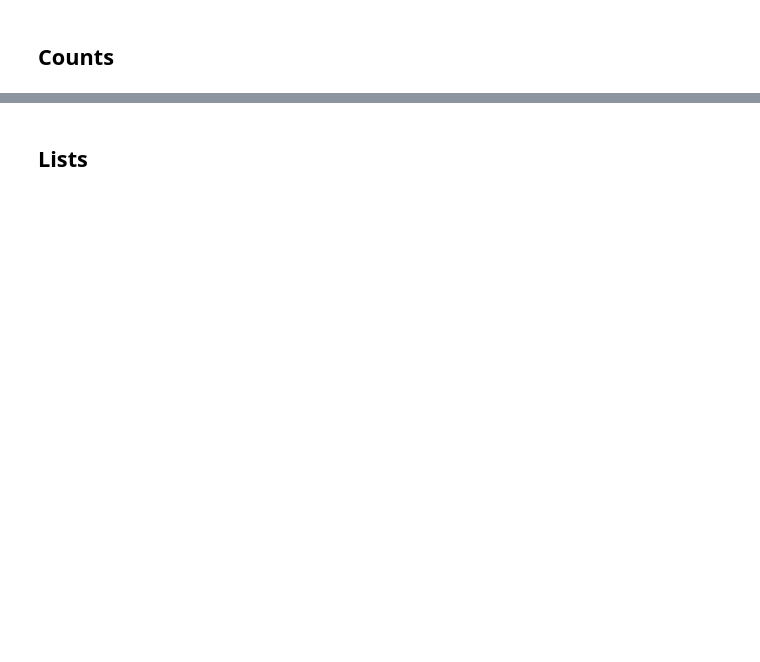
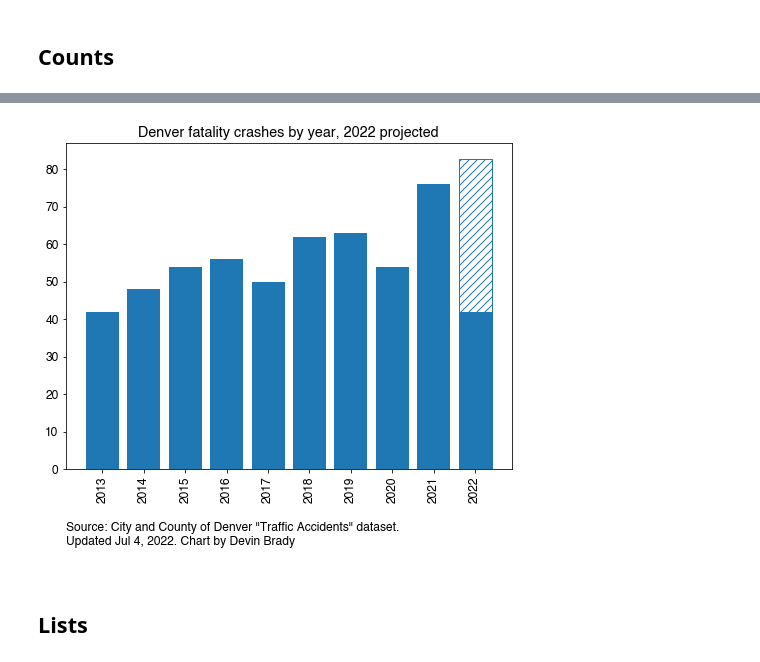
Before and after one commit to devinbrady/denver-street-data, a Jupyter notebook: Fatality_Crashes_by_Year.ipynb, the cells around one changed output, grey strips where cells are left out. Cells and saved outputs as stored; diff of their text form; code cells hidden in the pictures; blank space fills up the shorter version.

```diff
--- a/Fatality_Crashes_by_Year.ipynb
+++ b/Fatality_Crashes_by_Year.ipynb
@@ -203,3 +199,36 @@ Name: fatality, dtype: float64
+# %%
+# Fatality crashes per year, current year projected
+projected_fatality_crashes_by_year = fatality_crashes_by_year.astype(float).copy()
+this_year = df.reported_date.max().year
+projected_fatality_crashes_by_year[this_year] = (
+    fatality_crash_per_day[this_year] * pd.Timestamp(this_year, 12, 31).dayofyear
+)
+
+fig, ax = plt.subplots(figsize=(8,6))
+ax.bar(
+    x=this_year
+    , height=projected_fatality_crashes_by_year[this_year]
+    , hatch='///'
+    , fill=False
+    , edgecolor=TABLEAU_COLORS['tab:blue']
+)
+ax.bar(x=fatality_crashes_by_year.index, height=fatality_crashes_by_year, color=TABLEAU_COLORS['tab:blue'])
+ax.set_xticks(fatality_crashes_by_year.index, fontcolor='white')
+# ax.tick_params(axis='x' ,direction='in', pad=-50, rotation=90, colors='white', labelsize=16)
+# ax.xaxis.label.set_color('white')
+ax.tick_params(axis='x', rotation=90)
+plt.title('Denver fatality crashes by year, 2022 projected')
+
+citation = f"""
+Source: City and County of Denver "Traffic Accidents" dataset.
+Updated {df.reported_date.max().strftime('%b %-d, %Y')}. Chart by Devin Brady
+"""
+
+ax.annotate(xy=(0, -0.2), text=citation, xycoords='axes fraction', ha='left', va='center')
+
+_ = plt.savefig('images/fatality_crashes_barplot.png', transparent=False, facecolor='white', bbox_inches='tight')
+# %% [output]
+[figure, added]
 # %% [markdown]
 ## Lists
 # %%
```
Also changed, not shown: parts of 12 cells of this notebook, 5 other files.
